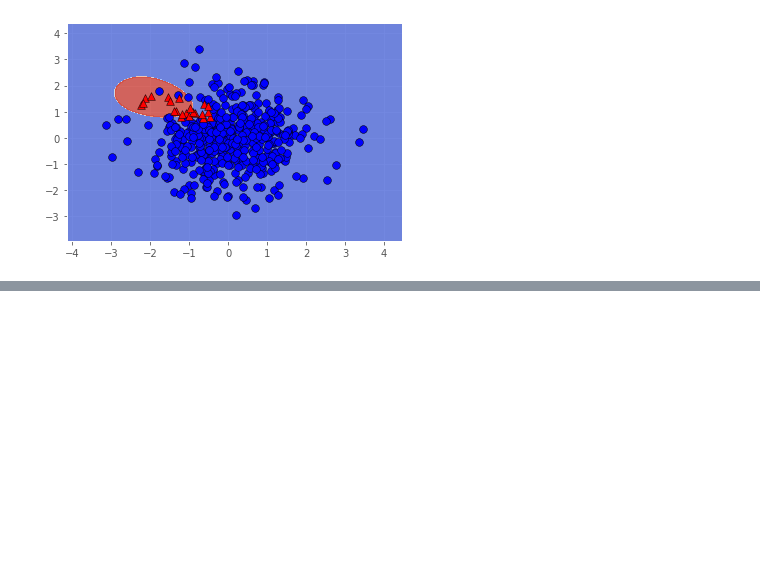
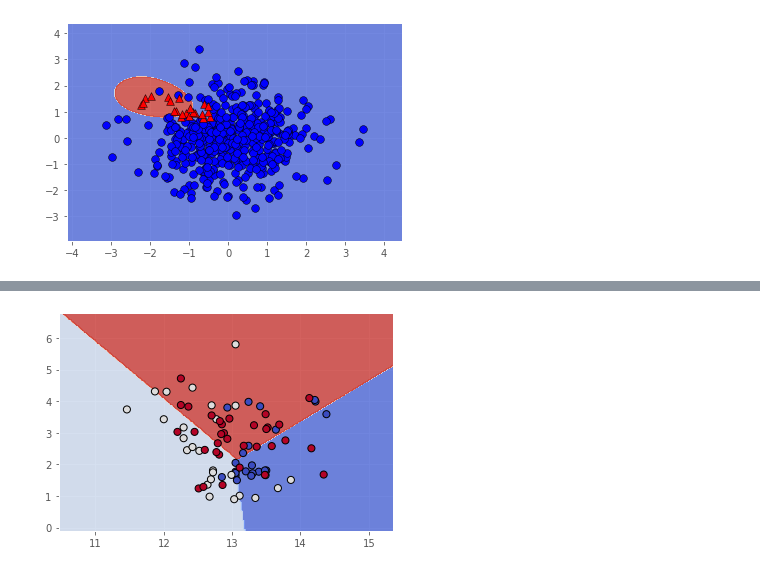
Before and after one commit to etherion-1337/Machine_Learning_basics, a Jupyter notebook: python_scikit_learn.ipynb, the cells around one changed output, grey strips where cells are left out. Cells and saved outputs as stored; diff of their text form; code cells hidden in the pictures; blank space fills up the shorter version.

```diff
--- a/python_scikit_learn.ipynb
+++ b/python_scikit_learn.ipynb
@@ -5374,0 +5597,11 @@ plot_classifier(X_train, y_train==1,svm_class_1)
+# %%
+X_small = X[svm.support_]
+y_small = y[svm.support_]
+
+# Train a new SVM using only the support vectors
+svm_small = SVC(kernel="linear")
+svm_small.fit(X_small,y_small)
+plot_classifier(X_small, y_small, svm_small)
+# the boundaries are the same
+# %% [output]
+[figure, added]
```
Also changed, not shown: parts of 8 cells of this notebook.
